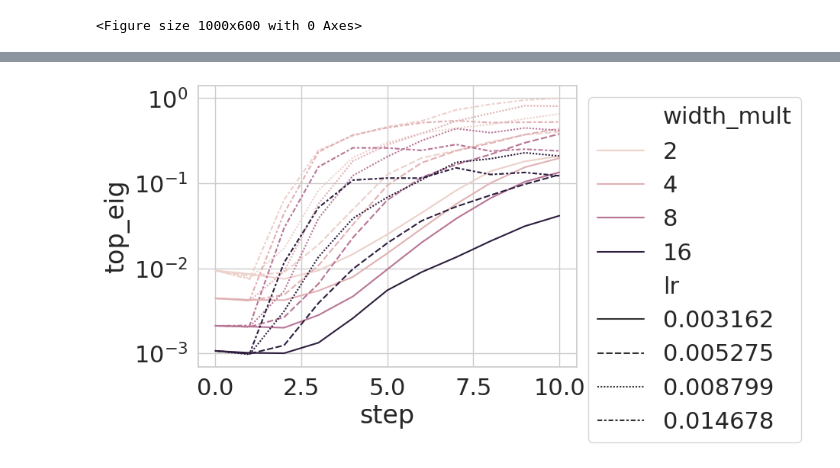
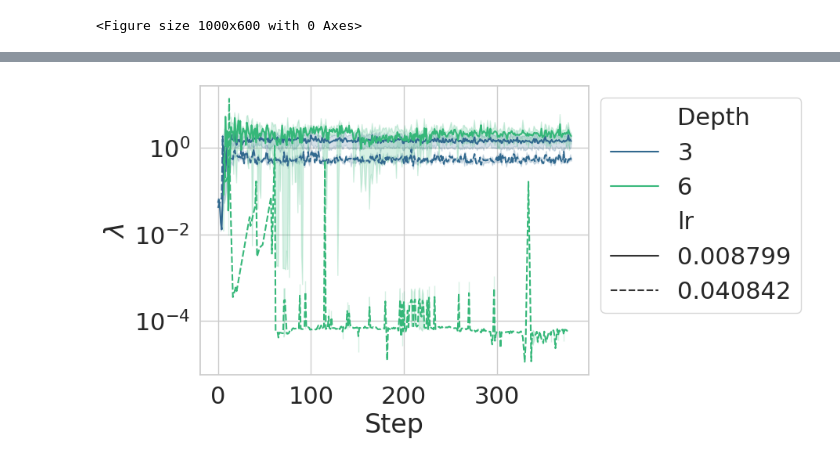
Before and after one commit to lorenzonoci/nn_large_depth_width_landscape, a Jupyter notebook: visualize.ipynb, the cells around one changed output, grey strips where cells are left out. Saved outputs shown, nothing was run; the diff lists cells and outputs as text; code cells hidden in the pictures.

```diff
--- a/visualize.ipynb
+++ b/visualize.ipynb
@@ -135,11 +137,13 @@ def get_metrics_df(run_ds, metric):
             continue
     return pd.DataFrame(ds)
 # %%
-sns.set(style="whitegrid", font_scale=2.0, palette=sns.color_palette("rocket", n_colors=5))
+sns.set_palette(sns.color_palette("viridis", n_colors=5))
+sns.set_theme(style="whitegrid", font_scale=2.0, palette=sns.color_palette("viridis", n_colors=5))
+
 plt.figure(figsize = (10,6))
-folder_path = "/lustre/home/ameterez/work/icml2024/rebuttal/cifar10_ce/"
+folder_path = "/home/ameterez/work/icml2024/rebuttal/cifar10_mup_disabled_residuals_2_seeds_rerun"
 metric = "train_loss"
-run_ds = get_data(folder_path, epoch=9)
+run_ds = get_data(folder_path, epoch=19)
 df = loss_curves(run_ds, acc=False).reset_index()
 # %% [output]
 <Figure size 1000x600 with 0 Axes>
@@ -177,6 +172,0 @@ df2
-# %%
-width_mults = sorted(df['width_mult'].unique())
-# depth_mults = sorted(df['depth_mult'].unique())
-lrs = sorted(df['lr'].unique())
-
-lr = lrs[0]
@@ -230,10 +173,23 @@ plt.show()
 # %%
-df2 = df[df['lr'].isin(lrs[0:4])]
-df2['top_eig'] *= df2['width_mult']
+df2 = df[df['lr'].isin([lrs[2], lrs[5]])]
+df2 = df2[df2['Depth'] > 0]
+df2 = df2[df2['top_eig']>0]# = df2['top_eig'] > 0
+df2['top_eig'] += 1e-5
+
+# df2 = df2[(df2['Depth'] <= 3) | ((df2['Depth'] == 6) & (df2['lr'].isin([lrs[2]])))]
+# df2 = df2[df2['step'] == 1000]
+# df2 = df2[df2['depth_mult'] <= 1]
+# df2 = df2[df2['width_mult'] == 4]
+# df2 = df2.groupby(["width_mult", "lr"], as_index=False).rolling(3).mean()
+# df2 = df2[~df2[metric].isna()]
+
 fig, ax = plt.subplots(ncols=1, nrows=1)
-sns.lineplot(df2, x='step', y='top_eig', hue='width_mult', style='lr', ax=ax)
+sns.lineplot(df2, x='step', y='top_eig', hue='Depth', style='lr', ax=ax, palette=sns.color_palette("viridis", n_colors=2))
 sns.move_legend(ax, loc='upper left', bbox_to_anchor=(1, 1))
 ax.set_yscale('log')
-fig.show()
+ax.set_ylabel(r'$\lambda$')
+ax.set_xlabel("Step")
+fig.savefig('mup_no_residuals_sharpness.pdf', bbox_inches='tight')
+# fig.show()
 # %% [output]
-[figure, old version]
+[figure, new version]
```
Also changed, not shown: parts of 6 cells of this notebook, 8 other files.
